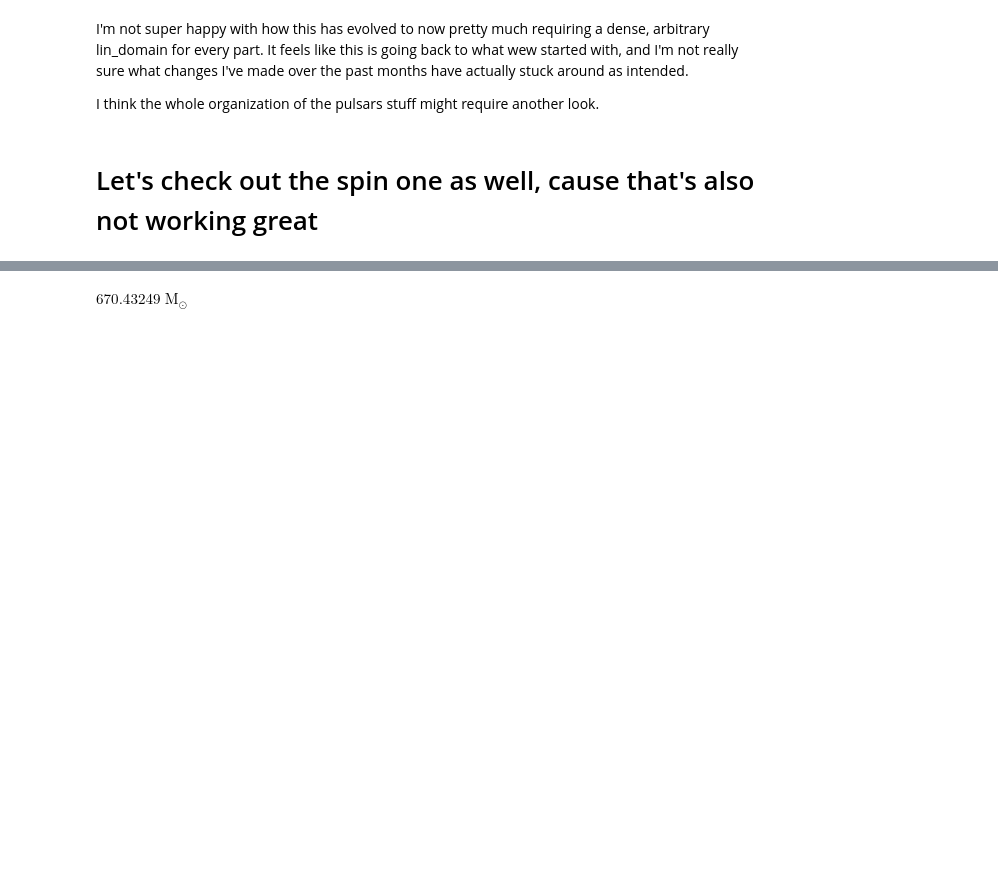
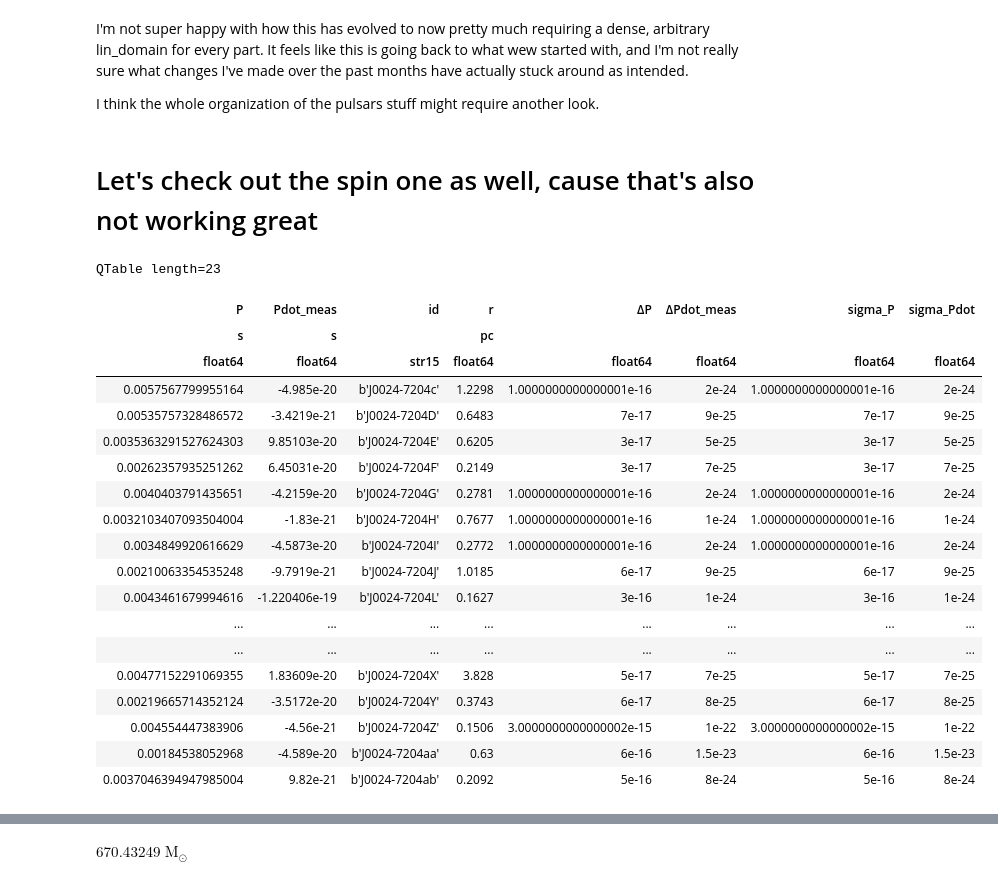
Before and after one commit to nmdickson/GCfit, a Jupyter notebook: pulsar_testing/orbital_bugfixes.ipynb, the cells around one changed output, grey strips where cells are left out. Drawn from its saved outputs; the diff is of its cells as text; code cells hidden in the pictures; blank space fills up the shorter version.

```diff
--- a/pulsar_testing/orbital_bugfixes.ipynb
+++ b/pulsar_testing/orbital_bugfixes.ipynb
@@ -413 +429,24 @@ def likelihood_pulsar_spin(model, pulsars, Pdot_kde, cluster_μ, coords, *, mass
+# %%
+more_pulsars
+# %% [output]
+QTable length=23
+| P | Pdot_meas | id | r | ΔP | ΔPdot_meas | sigma_P | sigma_Pdot |
+| s | s |  | pc |  |  |  |  |
+| float64 | float64 | str15 | float64 | float64 | float64 | float64 | float64 |
+| 0.0057567799955164 | -4.985e-20 | b'J0024-7204c' | 1.2298 | 1.0000000000000001e-16 | 2e-24 | 1.0000000000000001e-16 | 2e-24 |
+| 0.00535757328486572 | -3.4219e-21 | b'J0024-7204D' | 0.6483 | 7e-17 | 9e-25 | 7e-17 | 9e-25 |
+| 0.0035363291527624303 | 9.85103e-20 | b'J0024-7204E' | 0.6205 | 3e-17 | 5e-25 | 3e-17 | 5e-25 |
+| 0.00262357935251262 | 6.45031e-20 | b'J0024-7204F' | 0.2149 | 3e-17 | 7e-25 | 3e-17 | 7e-25 |
+| 0.0040403791435651 | -4.2159e-20 | b'J0024-7204G' | 0.2781 | 1.0000000000000001e-16 | 2e-24 | 1.0000000000000001e-16 | 2e-24 |
+| 0.0032103407093504004 | -1.83e-21 | b'J0024-7204H' | 0.7677 | 1.0000000000000001e-16 | 1e-24 | 1.0000000000000001e-16 | 1e-24 |
+| 0.0034849920616629 | -4.5873e-20 | b'J0024-7204I' | 0.2772 | 1.0000000000000001e-16 | 2e-24 | 1.0000000000000001e-16 | 2e-24 |
+| 0.00210063354535248 | -9.7919e-21 | b'J0024-7204J' | 1.0185 | 6e-17 | 9e-25 | 6e-17 | 9e-25 |
+| 0.0043461679994616 | -1.220406e-19 | b'J0024-7204L' | 0.1627 | 3e-16 | 1e-24 | 3e-16 | 1e-24 |
+| ... | ... | ... | ... | ... | ... | ... | ... |
+| ... | ... | ... | ... | ... | ... | ... | ... |
+| 0.00477152291069355 | 1.83609e-20 | b'J0024-7204X' | 3.828 | 5e-17 | 7e-25 | 5e-17 | 7e-25 |
+| 0.00219665714352124 | -3.5172e-20 | b'J0024-7204Y' | 0.3743 | 6e-17 | 8e-25 | 6e-17 | 8e-25 |
+| 0.004554447383906 | -4.56e-21 | b'J0024-7204Z' | 0.1506 | 3.0000000000000002e-15 | 1e-22 | 3.0000000000000002e-15 | 1e-22 |
+| 0.00184538052968 | -4.589e-20 | b'J0024-7204aa' | 0.63 | 6e-16 | 1.5e-23 | 6e-16 | 1.5e-23 |
+| 0.0037046394947985004 | 9.82e-21 | b'J0024-7204ab' | 0.2092 | 5e-16 | 8e-24 | 5e-16 | 8e-24 |
 # %%
```
Also changed, not shown: parts of 6 cells of this notebook, 1 other file.
